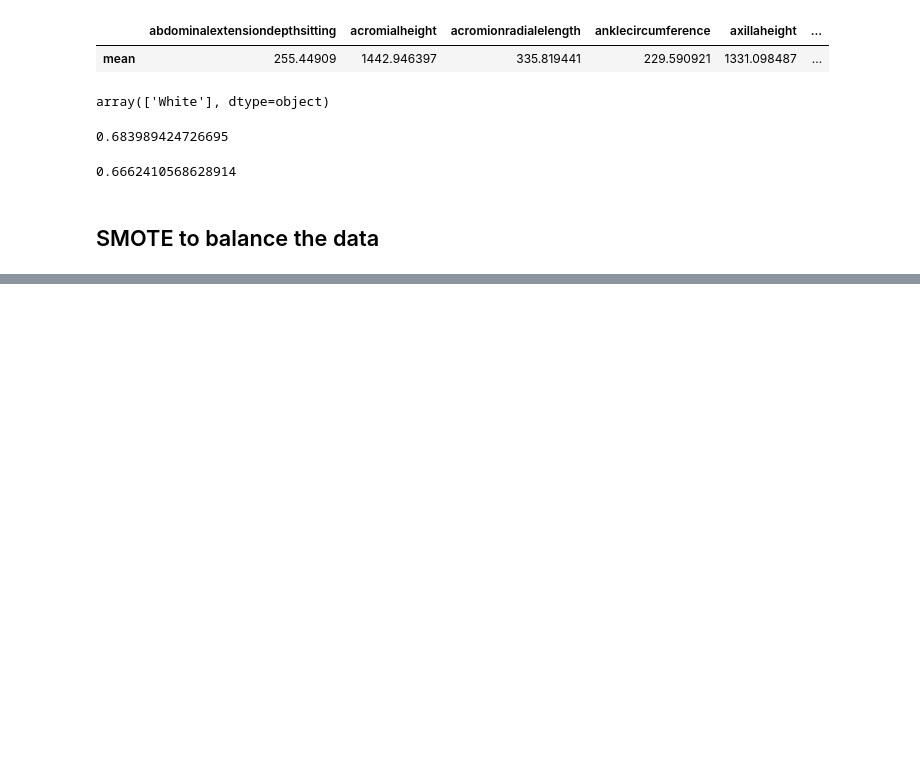
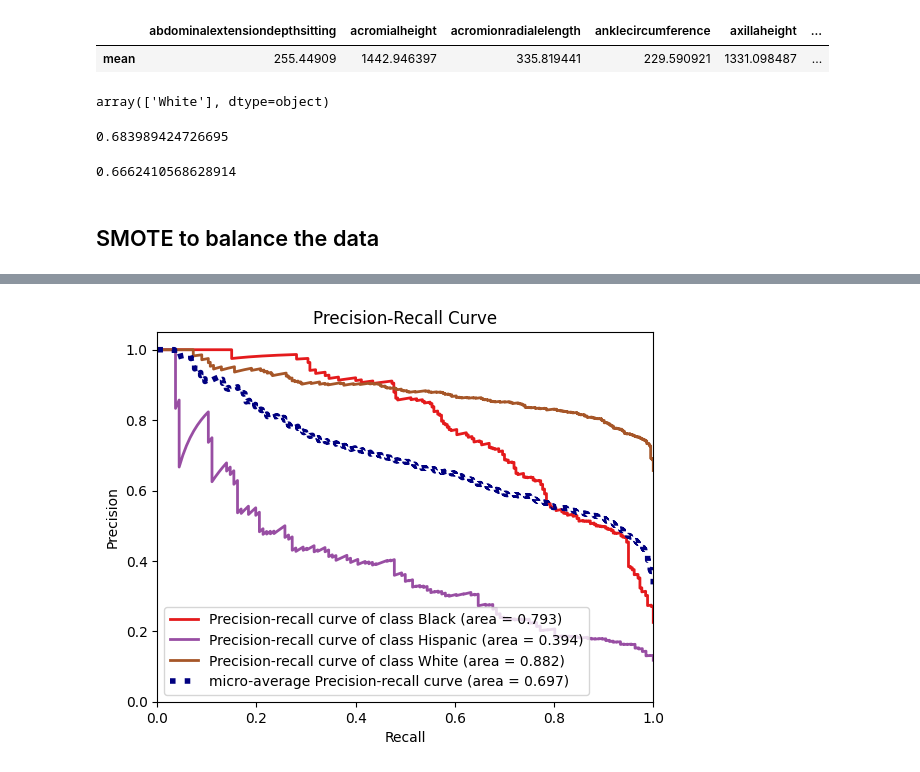
Before and after one commit to Hessa-Alharbi/Soldier-Race-Project, a Jupyter notebook: models/compare.ipynb, the cells around one changed output, grey strips where cells are left out. Cells and saved outputs as stored; diff of their text form; code cells hidden in the pictures; blank space fills up the shorter version.

```diff
--- a/models/compare.ipynb
+++ b/models/compare.ipynb
@@ -180,0 +570,3 @@ from imblearn.pipeline import Pipeline as imbpipeline
+# %%
+X2 = X[hispanic]
+X2.head()
@@ -180,0 +580,3 @@ from imblearn.pipeline import Pipeline as imbpipeline
+# %%
+cat_new = X2.select_dtypes("object").columns
+cat_new
@@ -180,0 +589,30 @@ from imblearn.pipeline import Pipeline as imbpipeline
+# %%
+from sklearn.model_selection import train_test_split
+
+
+X_train2, X_test2, y_train2, y_test2 = train_test_split(
+    X2, y, test_size=0.2, random_state=101, stratify=y
+)
+# %%
+column_trans_shap = make_column_transformer(
+    (OneHotEncoder(handle_unknown="ignore", sparse_output=False), cat_new),
+    remainder=MinMaxScaler(),
+    verbose_feature_names_out=False,
+)
+
+operations_shap = [
+    ("OneHotEncoder", column_trans_shap),
+    (
+        "log",
+        LogisticRegression(
+            class_weight="balanced",
+            max_iter=10000,
+            random_state=101,
+            penalty="l1",
+            solver="saga",
+        ),
+    ),
+]
+
+pipe_shap_model = Pipeline(steps=operations_shap)
+pipe_shap_model.fit(X_train2, y_train2)
@@ -180,0 +667,9 @@ from imblearn.pipeline import Pipeline as imbpipeline
+# %%
+from scikitplot.metrics import plot_roc, precision_recall_curve ,plot_precision_recall
+
+y_pred_proba = pipe_shap_model.predict_proba(X_test2)
+
+plot_precision_recall(y_test2, y_pred_proba, cmap='Set1')
+plt.show();
+# %% [output]
+[figure, added]
```
Also changed, not shown: parts of 44 cells of this notebook.
